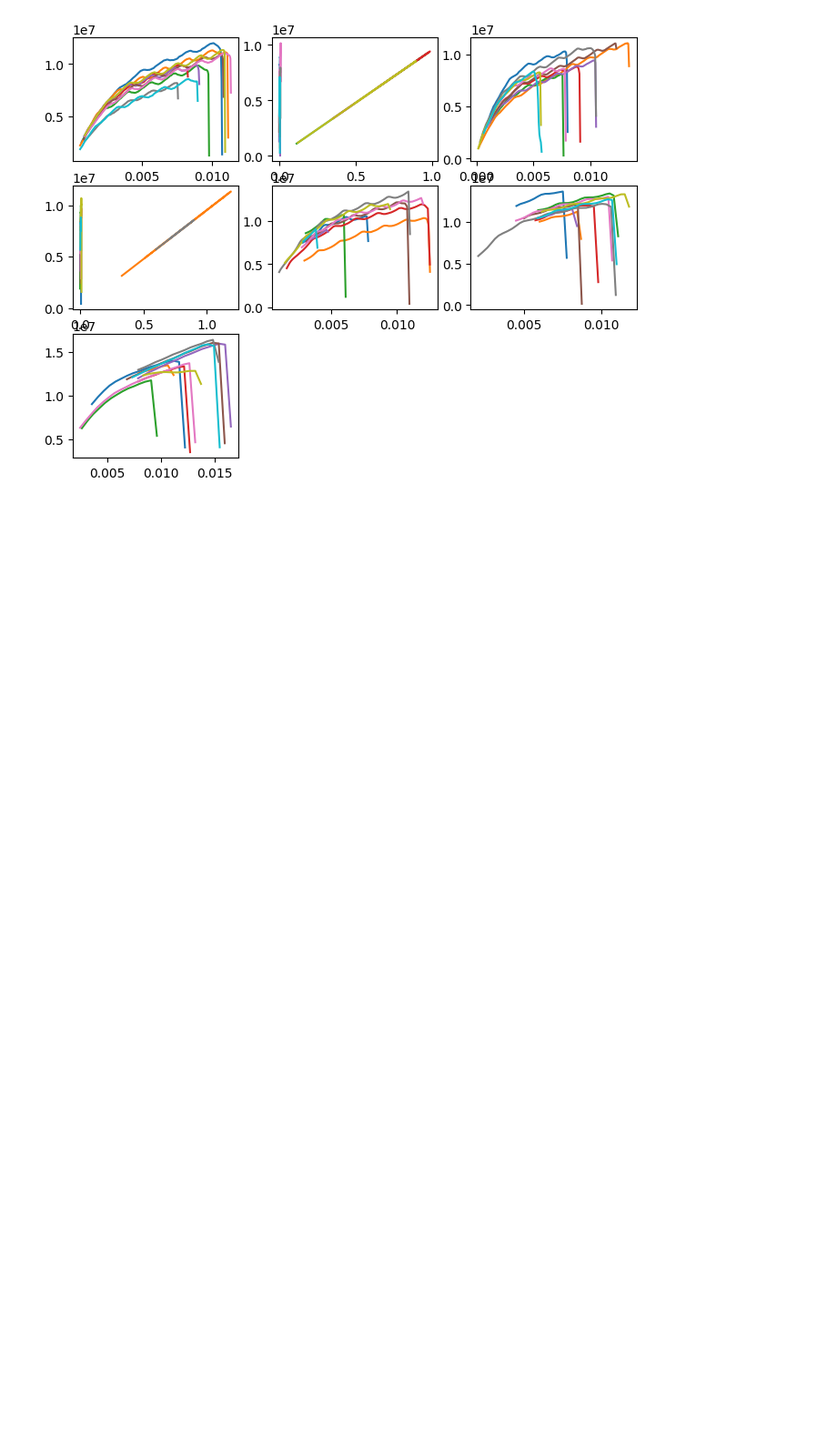
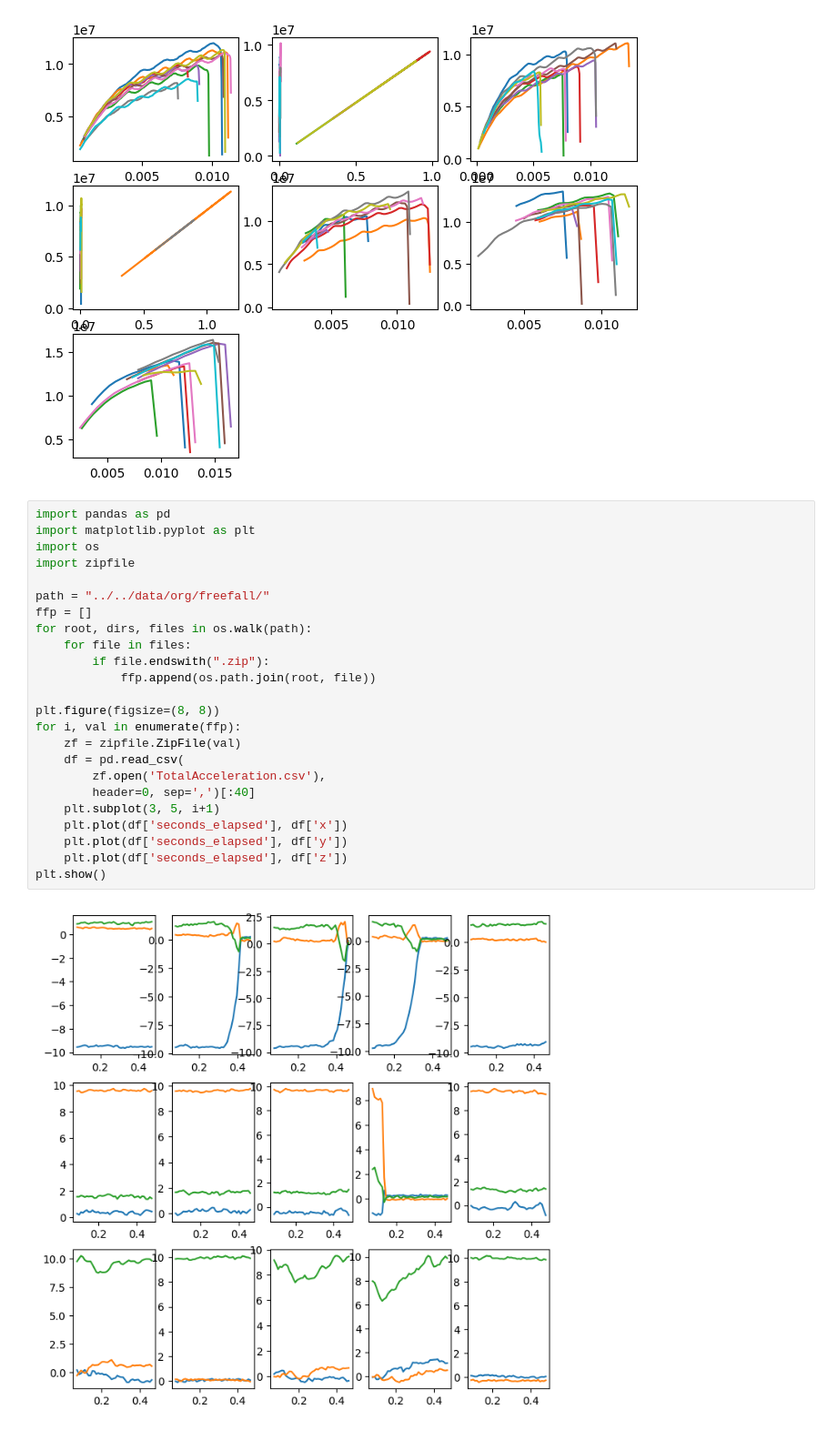
Before and after one commit to dudung/folder-as-datalake, a Jupyter notebook: src/student/view_data.ipynb, the cells around one changed output. Shown at 91% size. Cells and saved outputs as stored; diff of their text form; blank space fills up the shorter version.

```diff
--- a/src/student/view_data.ipynb
+++ b/src/student/view_data.ipynb
@@ -56,3 +56,29 @@ for i, v in enumerate(pre):
 plt.show()
 # %% [output]
 [figure]
+# %%
+import pandas as pd
+import matplotlib.pyplot as plt
+import os
+import zipfile
+
+path = "../../data/org/freefall/"
+ffp = []
+for root, dirs, files in os.walk(path):
+    for file in files:
+        if file.endswith(".zip"):
+            ffp.append(os.path.join(root, file))
+
+plt.figure(figsize=(8, 8))
+for i, val in enumerate(ffp):
+    zf = zipfile.ZipFile(val)
+    df = pd.read_csv(
+        zf.open('TotalAcceleration.csv'),
+        header=0, sep=',')[:40]
+    plt.subplot(3, 5, i+1)
+    plt.plot(df['seconds_elapsed'], df['x'])
+    plt.plot(df['seconds_elapsed'], df['y'])
+    plt.plot(df['seconds_elapsed'], df['z'])
+plt.show()
+# %% [output]
+[figure, added]
```
